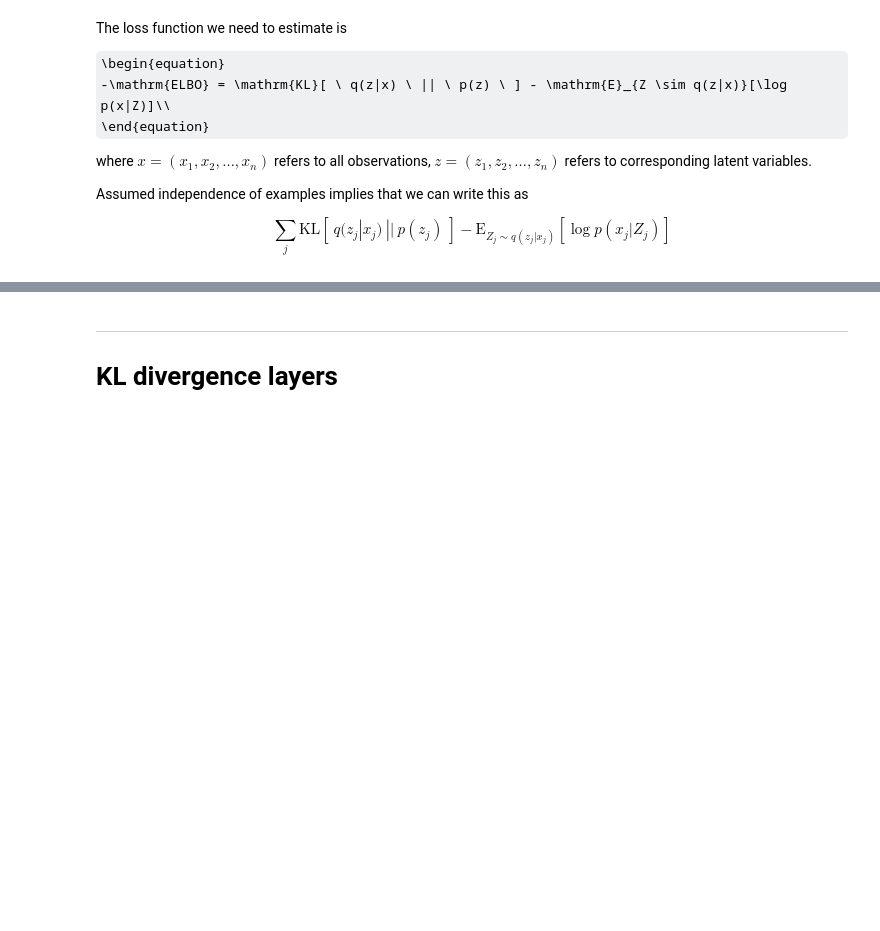
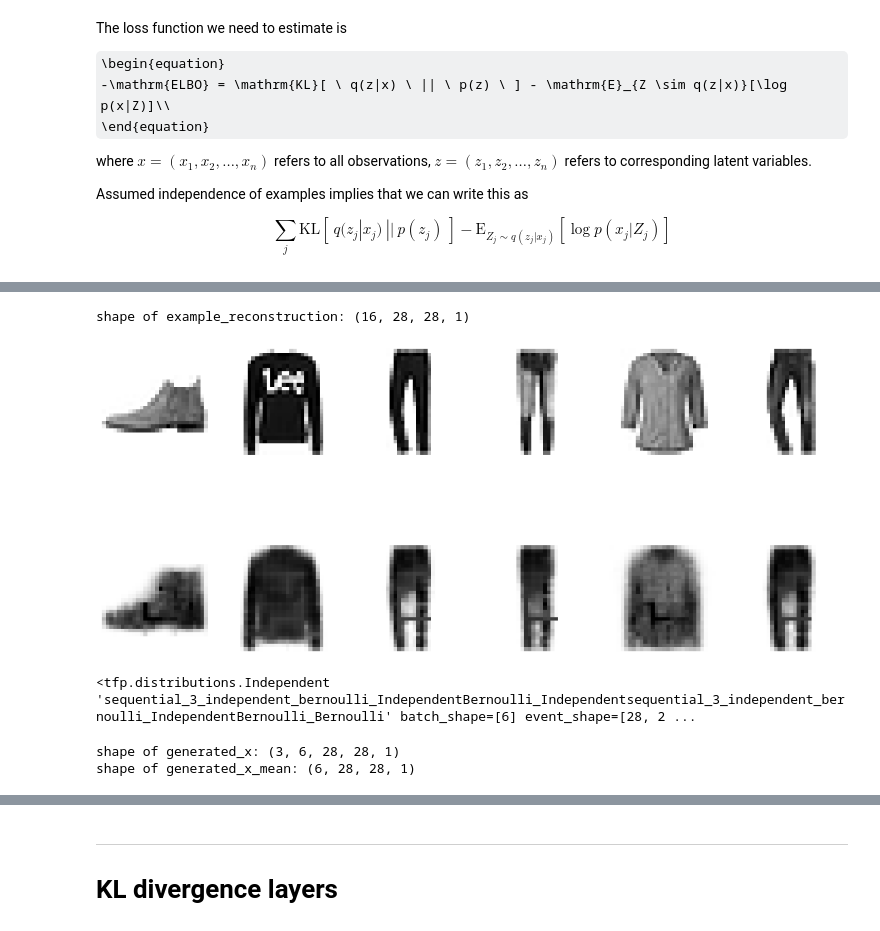
Before and after one commit to zhulingchen/coursera-tf2, a Jupyter notebook: Probabilistic Deep Learning with TensorFlow 2/C3W4-Lab-Read/C3-W4-Lab3-VAE-tutorial.ipynb, the cells around one changed output, grey strips where cells are left out. Cells and saved outputs as stored; diff of their text form; code cells hidden in the pictures; some formulas as TeX source; blank space fills up the shorter version.

```diff
--- a/Probabilistic Deep Learning with TensorFlow 2/C3W4-Lab-Read/C3-W4-Lab3-VAE-tutorial.ipynb
+++ b/Probabilistic Deep Learning with TensorFlow 2/C3W4-Lab-Read/C3-W4-Lab3-VAE-tutorial.ipynb
@@ -253,7 +436,15 @@ import numpy as np
 (x_train, _), (x_test, _) = tf.keras.datasets.fashion_mnist.load_data()
 x_train = x_train.astype('float32')/255.
 x_test = x_test.astype('float32')/255.
+
+x_train = tf.expand_dims(x_train, -1)
+x_test = tf.expand_dims(x_test, -1)
+print('shape of x_train:', x_train.shape)
+print('shape of x_test:', x_test.shape)
+event_shape = x_train.shape[1:]
+
 example_x = x_test[:16]
 
-batch_size = 64
+batch_size = 256
 x_train = tf.data.Dataset.from_tensor_slices(x_train).batch(batch_size)
+x_train
@@ -265,0 +511,15 @@ x_train = tf.data.Dataset.from_tensor_slices(x_train).batch(batch_size)
+# %%
+# Define the decoding distribution, p(x|z)
+
+vae_decoder = Sequential([
+    Dense(64, activation='relu', input_shape=(dim_latent,)),
+    Dense(256, activation='relu'),
+    Dense(7 * 7 * 16, activation='relu'),
+    Reshape((7, 7, 16)),
+    Conv2DTranspose(8, (3, 3), strides=2, padding='same'),
+    BatchNormalization(),
+    ReLU(),
+    Conv2DTranspose(1, (3, 3), strides=2, padding='same'),  # no activation function
+    Flatten(),
+    tfpl.IndependentBernoulli(event_shape)
+])
@@ -302,15 +620,48 @@ for i in range(num_epochs):
+# %%
+# Connect encoder and decoder, compute a reconstruction
+
+def vae(x, mean=True):
+    p_z_given_x = vae_encoder(x)
+    z_sample = p_z_given_x.sample()
+    p_x_given_z = vae_decoder(z_sample)
+    if mean:
+        return p_x_given_z.mean()
+    else:
+        return p_x_given_z.sample()
+
+example_reconstruction = vae(example_x)
+print('shape of example_reconstruction:', example_reconstruction.shape)
+# %% [output]
+shape of example_reconstruction: (16, 28, 28, 1)
 # %%
 # Plot examples against reconstructions
 
-f, axs = plt.subplots(2, 6, figsize=(16, 5))
+f, axs = plt.subplots(2, 6, figsize=(16, 8))
 
 for j in range(6):
-    axs[0, j].imshow(example_x[j, :, :].squeeze(), cmap='binary')
-    axs[1, j].imshow(example_reconstruction[j, :, :], cmap='binary')
+    axs[0, j].imshow(example_x[j], cmap='binary')
+    axs[1, j].imshow(example_reconstruction[j], cmap='binary')
     axs[0, j].axis('off')
     axs[1, j].axis('off')
+# %% [output]
+[figure, added]
 # %%
 # Generate an example - sample a z value, then sample a reconstruction from p(x|z)
+
+n_z_samples = 6
+z = prior.sample(n_z_samples)
+n_x_samples = 3
+vae_decoder(z)
+# %% [output]
+<tfp.distributions.Independent 'sequential_3_independent_bernoulli_IndependentBernoulli_Independentsequential_3_independent_bernoulli_IndependentBernoulli_Bernoulli' batch_shape=[6] event_shape=[28, 2 ...
+# %%
+generated_x = vae_decoder(z).sample(n_x_samples)
+generated_x_mean = vae_decoder(z).mean()
+print('shape of generated_x:', generated_x.shape)
+print('shape of generated_x_mean:', generated_x_mean.shape)
+# %% [output]
+shape of generated_x: (3, 6, 28, 28, 1)
+shape of generated_x_mean: (6, 28, 28, 1)
 # %%
 # Display generated_x
 
```
Also changed, not shown: parts of 66 cells of this notebook.
